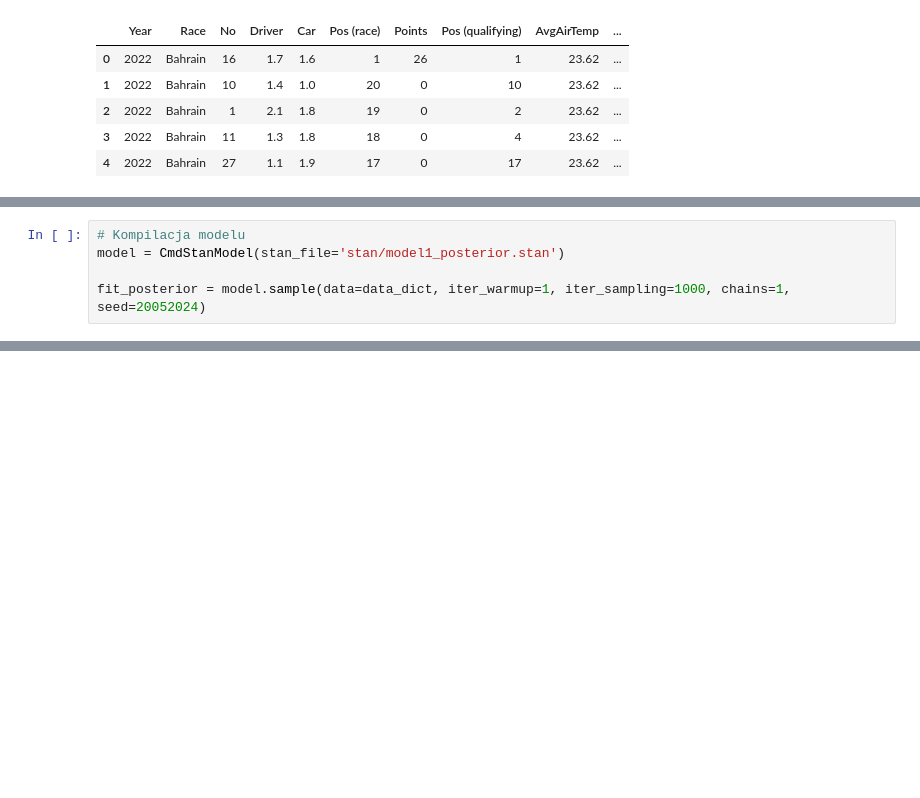
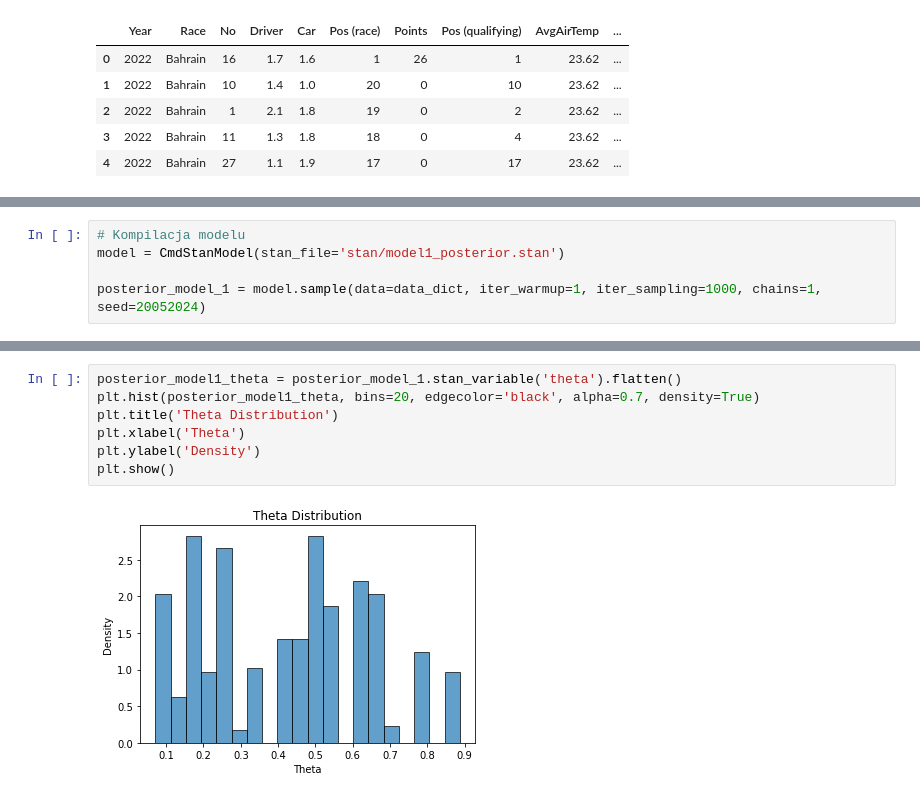
Before and after one commit to andrzejjnk/bayesian_f1, a Jupyter notebook: f1_project.ipynb, the cells around one changed output, grey strips where cells are left out. Drawn from its saved outputs; the diff is of its cells as text; blank space fills up the shorter version.

```diff
--- a/f1_project.ipynb
+++ b/f1_project.ipynb
@@ -383,7 +397,7 @@ data_dict = {
 # Kompilacja modelu
 model = CmdStanModel(stan_file='stan/model1_posterior.stan')
 
-fit_posterior = model.sample(data=data_dict, iter_warmup=1, iter_sampling=1000, chains=1, seed=20052024)
+posterior_model_1 = model.sample(data=data_dict, iter_warmup=1, iter_sampling=1000, chains=1, seed=20052024)
 # %% [output]
 INFO:cmdstanpy:compiling stan file /home/bayesian_f1/stan/model1_posterior.stan to exe file /home/bayesian_f1/stan/model1_posterior
 INFO:cmdstanpy:compiled model executable: /home/bayesian_f1/stan/model1_posterior
@@ -392,0 +418,9 @@ INFO:cmdstanpy:CmdStan done processing.
+# %%
+posterior_model1_theta = posterior_model_1.stan_variable('theta').flatten()
+plt.hist(posterior_model1_theta, bins=20, edgecolor='black', alpha=0.7, density=True)
+plt.title('Theta Distribution')
+plt.xlabel('Theta')
+plt.ylabel('Density')
+plt.show()
+# %% [output]
+[figure, added]
```
Also changed, not shown: parts of 38 cells of this notebook, 8 other files.
